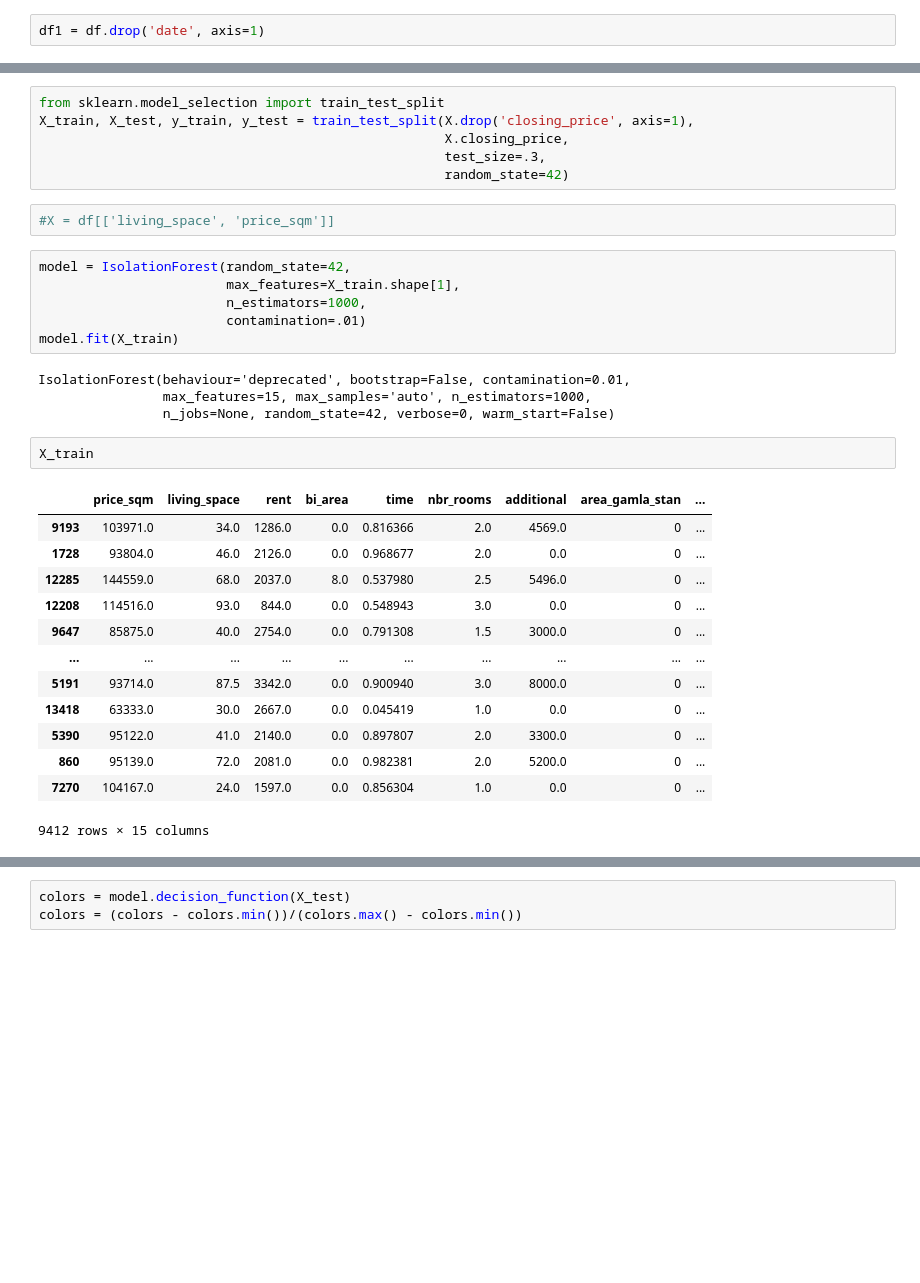
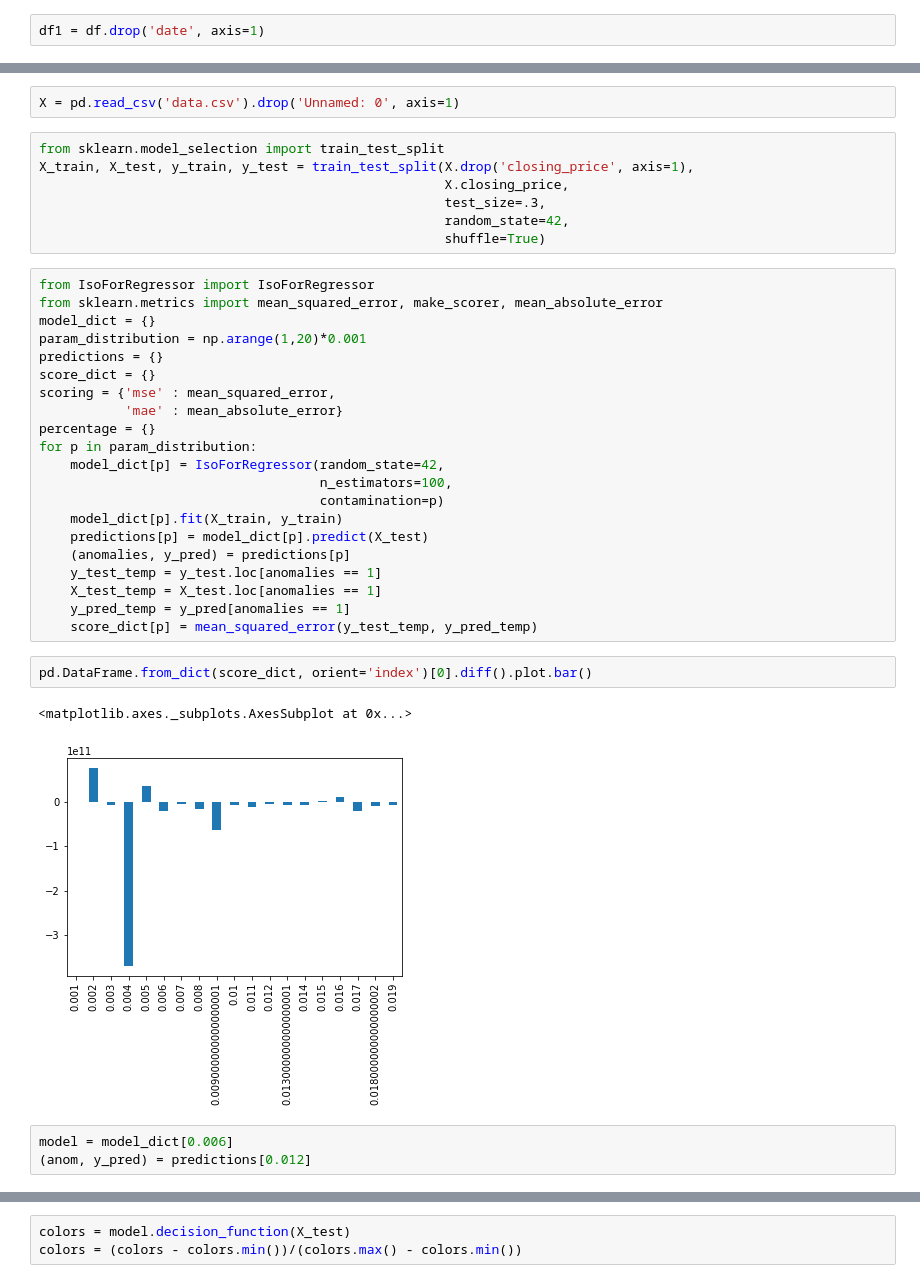
Before and after one commit to eriknorlander/webscraping_hemnet, a Jupyter notebook: Stockholm House Price Analysis.ipynb, the cells around one changed output, grey strips where cells are left out. Cells and saved outputs as stored; diff of their text form; blank space fills up the shorter version.

Commit message:
added the IsoForRegressor for combining anomaly detection and regression in one model

```diff
--- a/Stockholm House Price Analysis.ipynb
+++ b/Stockholm House Price Analysis.ipynb
@@ -72,34 +47,38 @@ X = pd.get_dummies(df[['price_sqm', 'living_space', 'rent', 'bi_area', 'time', '
+# %%
+X = pd.read_csv('data.csv').drop('Unnamed: 0', axis=1)
 # %%
 from sklearn.model_selection import train_test_split
 X_train, X_test, y_train, y_test = train_test_split(X.drop('closing_price', axis=1),
                                                     X.closing_price,
                                                     test_size=.3,
-                                                    random_state=42)
+                                                    random_state=42,
+                                                    shuffle=True)
-# %%
-#X = df[['living_space', 'price_sqm']]
-# %%
-model = IsolationForest(random_state=42,
-                        max_features=X_train.shape[1],
-                        n_estimators=1000,
-                        contamination=.01)
-model.fit(X_train)
-# %% [output]
-IsolationForest(behaviour='deprecated', bootstrap=False, contamination=0.01,
-                max_features=15, max_samples='auto', n_estimators=1000,
-                n_jobs=None, random_state=42, verbose=0, warm_start=False)
-# %%
-X_train
-# %% [output]
-|  | price_sqm | living_space | rent | bi_area | time | nbr_rooms | additional | area_gamla_stan | ... |
-| 9193 | 103971.0 | 34.0 | 1286.0 | 0.0 | 0.816366 | 2.0 | 4569.0 | 0 | ... |
-| 1728 | 93804.0 | 46.0 | 2126.0 | 0.0 | 0.968677 | 2.0 | 0.0 | 0 | ... |
-| 12285 | 144559.0 | 68.0 | 2037.0 | 8.0 | 0.537980 | 2.5 | 5496.0 | 0 | ... |
-| 12208 | 114516.0 | 93.0 | 844.0 | 0.0 | 0.548943 | 3.0 | 0.0 | 0 | ... |
-| 9647 | 85875.0 | 40.0 | 2754.0 | 0.0 | 0.791308 | 1.5 | 3000.0 | 0 | ... |
-| ... | ... | ... | ... | ... | ... | ... | ... | ... | ... |
-| 5191 | 93714.0 | 87.5 | 3342.0 | 0.0 | 0.900940 | 3.0 | 8000.0 | 0 | ... |
-| 13418 | 63333.0 | 30.0 | 2667.0 | 0.0 | 0.045419 | 1.0 | 0.0 | 0 | ... |
-| 5390 | 95122.0 | 41.0 | 2140.0 | 0.0 | 0.897807 | 2.0 | 3300.0 | 0 | ... |
-| 860 | 95139.0 | 72.0 | 2081.0 | 0.0 | 0.982381 | 2.0 | 5200.0 | 0 | ... |
-| 7270 | 104167.0 | 24.0 | 1597.0 | 0.0 | 0.856304 | 1.0 | 0.0 | 0 | ... |
-9412 rows × 15 columns
+# %%
+from IsoForRegressor import IsoForRegressor
+from sklearn.metrics import mean_squared_error, make_scorer, mean_absolute_error
+model_dict = {}
+param_distribution = np.arange(1,20)*0.001
+predictions = {}
+score_dict = {}
+scoring = {'mse' : mean_squared_error,
+           'mae' : mean_absolute_error}
+percentage = {}
+for p in param_distribution:
+    model_dict[p] = IsoForRegressor(random_state=42,
+                                    n_estimators=100,
+                                    contamination=p)
+    model_dict[p].fit(X_train, y_train)
+    predictions[p] = model_dict[p].predict(X_test)
+    (anomalies, y_pred) = predictions[p]
+    y_test_temp = y_test.loc[anomalies == 1]
+    X_test_temp = X_test.loc[anomalies == 1]
+    y_pred_temp = y_pred[anomalies == 1]
+    score_dict[p] = mean_squared_error(y_test_temp, y_pred_temp)
+# %%
+pd.DataFrame.from_dict(score_dict, orient='index')[0].diff().plot.bar()
+# %% [output]
+<matplotlib.axes._subplots.AxesSubplot at 0x...>
+[figure, added]
+# %%
+model = model_dict[0.006]
+(anom, y_pred) = predictions[0.012]
```
Also changed, not shown: parts of 23 cells of this notebook, 21 other files.
